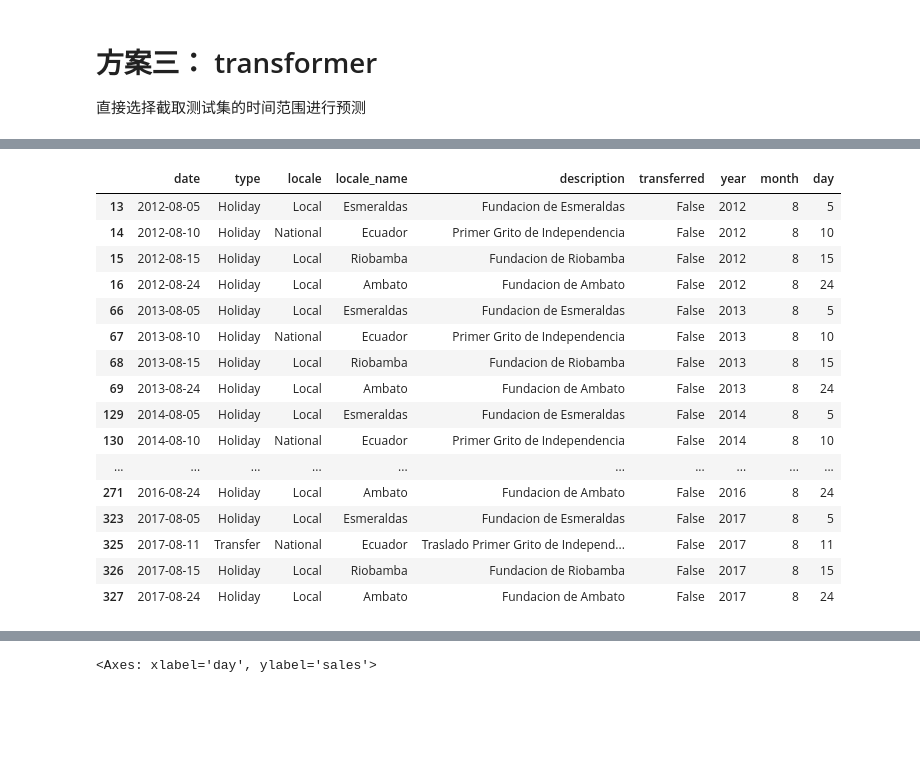
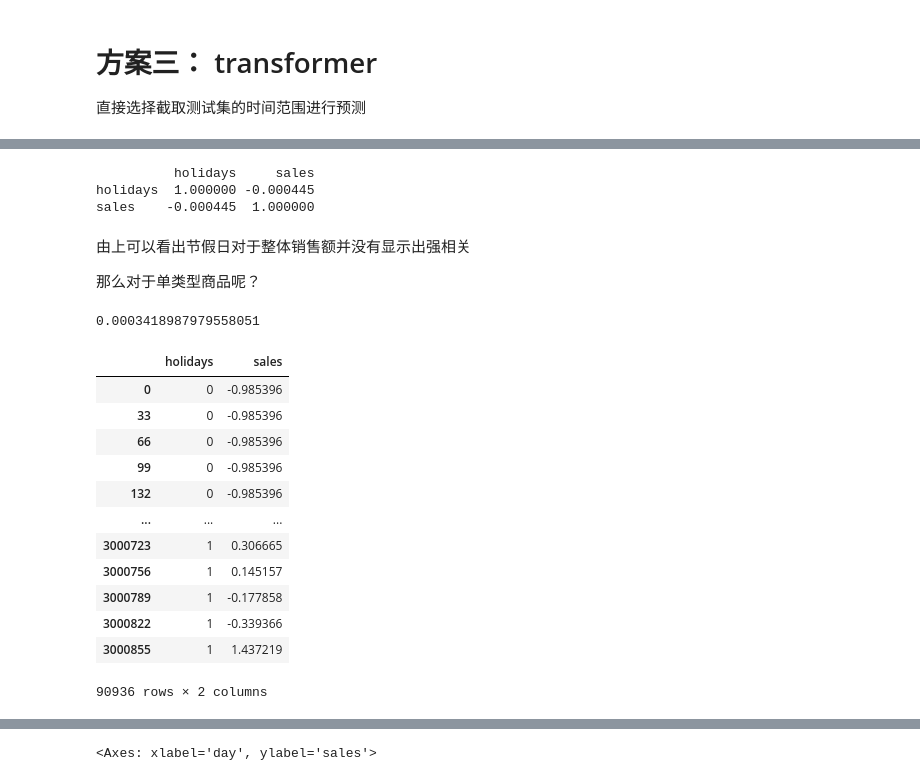
Before and after one commit to lomvix/time-series-study, a Jupyter notebook: Time Series Forecasting.ipynb, the cells around one changed output, grey strips where cells are left out. Drawn from its saved outputs; the diff is of its cells as text; code cells hidden in the pictures; blank space fills up the shorter version.

```diff
--- a/Time Series Forecasting.ipynb
+++ b/Time Series Forecasting.ipynb
@@ -1046,22 +1063,48 @@ holidays_events['year'] = holidays_events['date'].dt.year
 holidays_events['month'] = holidays_events['date'].dt.month
 holidays_events['day'] =holidays_events['date'].dt.day
 # %%
-(holidays_events[holidays_events["month"]==8]).loc[holidays_events["transferred"]==False]
+train_holidays=train.copy()
+holida_flag = train["date"].isin((holidays_events.loc[holidays_events["month"]==8]).loc[holidays_events["transferred"]==False]["date"])
+train_holidays["holidays"]=0
+train_holidays.loc[holida_flag,"holidays"]=1
-# %% [output]
-|  | date | type | locale | locale_name | description | transferred | year | month | day |
-| 13 | 2012-08-05 | Holiday | Local | Esmeraldas | Fundacion de Esmeraldas | False | 2012 | 8 | 5 |
-| 14 | 2012-08-10 | Holiday | National | Ecuador | Primer Grito de Independencia | False | 2012 | 8 | 10 |
-| 15 | 2012-08-15 | Holiday | Local | Riobamba | Fundacion de Riobamba | False | 2012 | 8 | 15 |
-| 16 | 2012-08-24 | Holiday | Local | Ambato | Fundacion de Ambato | False | 2012 | 8 | 24 |
-| 66 | 2013-08-05 | Holiday | Local | Esmeraldas | Fundacion de Esmeraldas | False | 2013 | 8 | 5 |
-| 67 | 2013-08-10 | Holiday | National | Ecuador | Primer Grito de Independencia | False | 2013 | 8 | 10 |
-| 68 | 2013-08-15 | Holiday | Local | Riobamba | Fundacion de Riobamba | False | 2013 | 8 | 15 |
-| 69 | 2013-08-24 | Holiday | Local | Ambato | Fundacion de Ambato | False | 2013 | 8 | 24 |
-| 129 | 2014-08-05 | Holiday | Local | Esmeraldas | Fundacion de Esmeraldas | False | 2014 | 8 | 5 |
-| 130 | 2014-08-10 | Holiday | National | Ecuador | Primer Grito de Independencia | False | 2014 | 8 | 10 |
-| ... | ... | ... | ... | ... | ... | ... | ... | ... | ... |
-| 271 | 2016-08-24 | Holiday | Local | Ambato | Fundacion de Ambato | False | 2016 | 8 | 24 |
-| 323 | 2017-08-05 | Holiday | Local | Esmeraldas | Fundacion de Esmeraldas | False | 2017 | 8 | 5 |
-| 325 | 2017-08-11 | Transfer | National | Ecuador | Traslado Primer Grito de Independ... | False | 2017 | 8 | 11 |
-| 326 | 2017-08-15 | Holiday | Local | Riobamba | Fundacion de Riobamba | False | 2017 | 8 | 15 |
-| 327 | 2017-08-24 | Holiday | Local | Ambato | Fundacion de Ambato | False | 2017 | 8 | 24 |
+# %%
+#对sales进行StandardScaler归一化
+print(pd.concat(
+    [
+        train_holidays.holidays,
+        pd.Series((StandardScaler().fit_transform(np.array(train_holidays.sales).reshape(-1, 1))).reshape(-1),name="sales")
+],axis=1).corr()
+)
+# %% [output]
+          holidays     sales
+holidays  1.000000 -0.000445
+sales    -0.000445  1.000000
+# %% [markdown]
+由上可以看出节假日对于整体销售额并没有显示出强相关
+
+那么对于单类型商品呢？
+# %%
+train_holidays[train_holidays["holidays"]==1].loc[train_holidays['family']=="AUTOMOTIVE","sales"].__len__()/train_holidays.__len__()
+# %% [output]
+0.0003418987979558051
+# %%
+family_series = pd.Series((StandardScaler().fit_transform(np.array(train_holidays[train_holidays["family"]=="AUTOMOTIVE"].sales).reshape(-1, 1))).reshape(-1),name="sales",index=train_holidays[train_holidays["family"]=="AUTOMOTIVE"].index)
+pd.concat(
+    [
+        train_holidays[train_holidays.index.isin(family_series.index)].holidays,
+        family_series
+],axis=1)
+# %% [output]
+|  | holidays | sales |
+| 0 | 0 | -0.985396 |
+| 33 | 0 | -0.985396 |
+| 66 | 0 | -0.985396 |
+| 99 | 0 | -0.985396 |
+| 132 | 0 | -0.985396 |
+| ... | ... | ... |
+| 3000723 | 1 | 0.306665 |
+| 3000756 | 1 | 0.145157 |
+| 3000789 | 1 | -0.177858 |
+| 3000822 | 1 | -0.339366 |
+| 3000855 | 1 | 1.437219 |
+90936 rows × 2 columns
```
Also changed, not shown: parts of 5 cells of this notebook, 1 other file.
